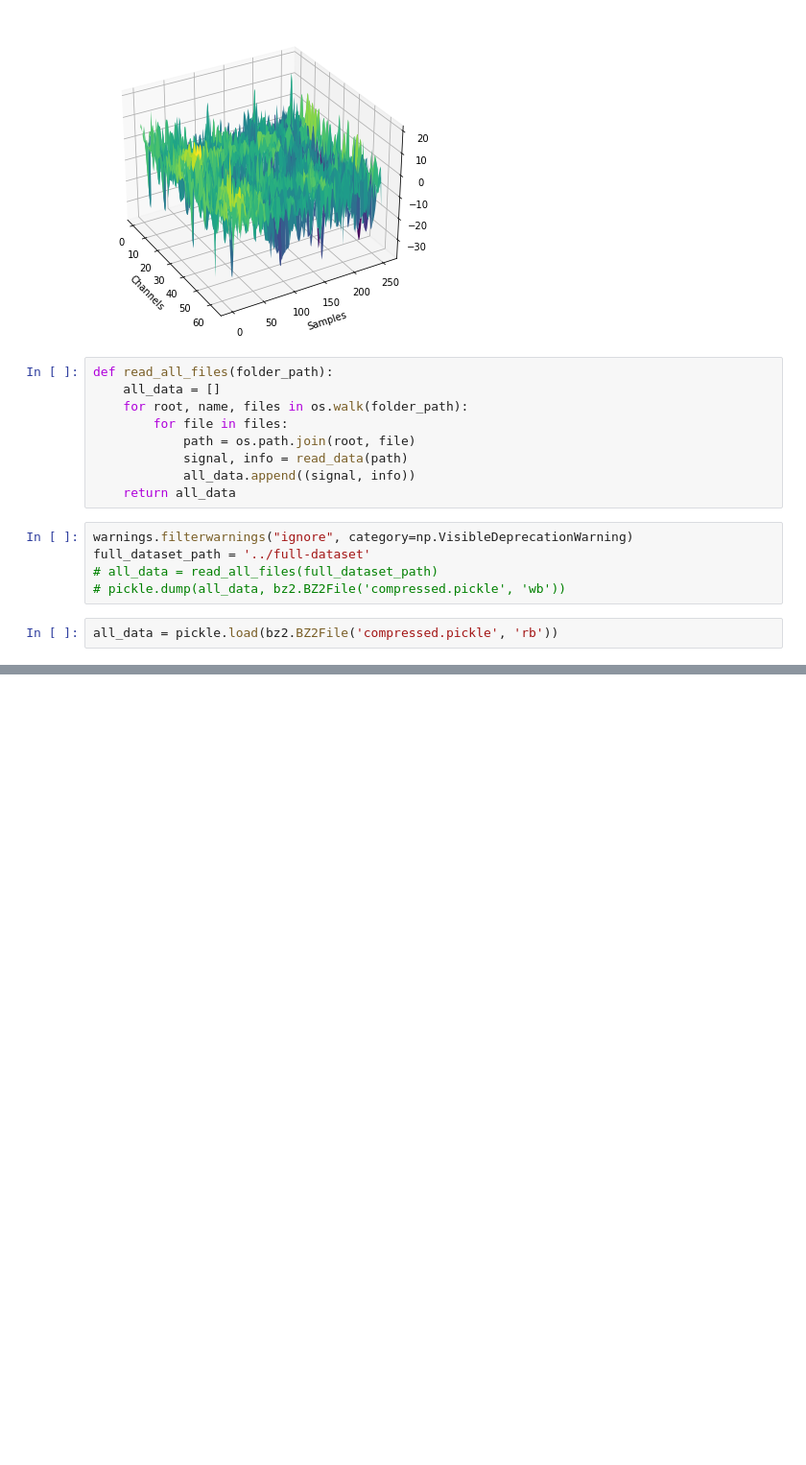
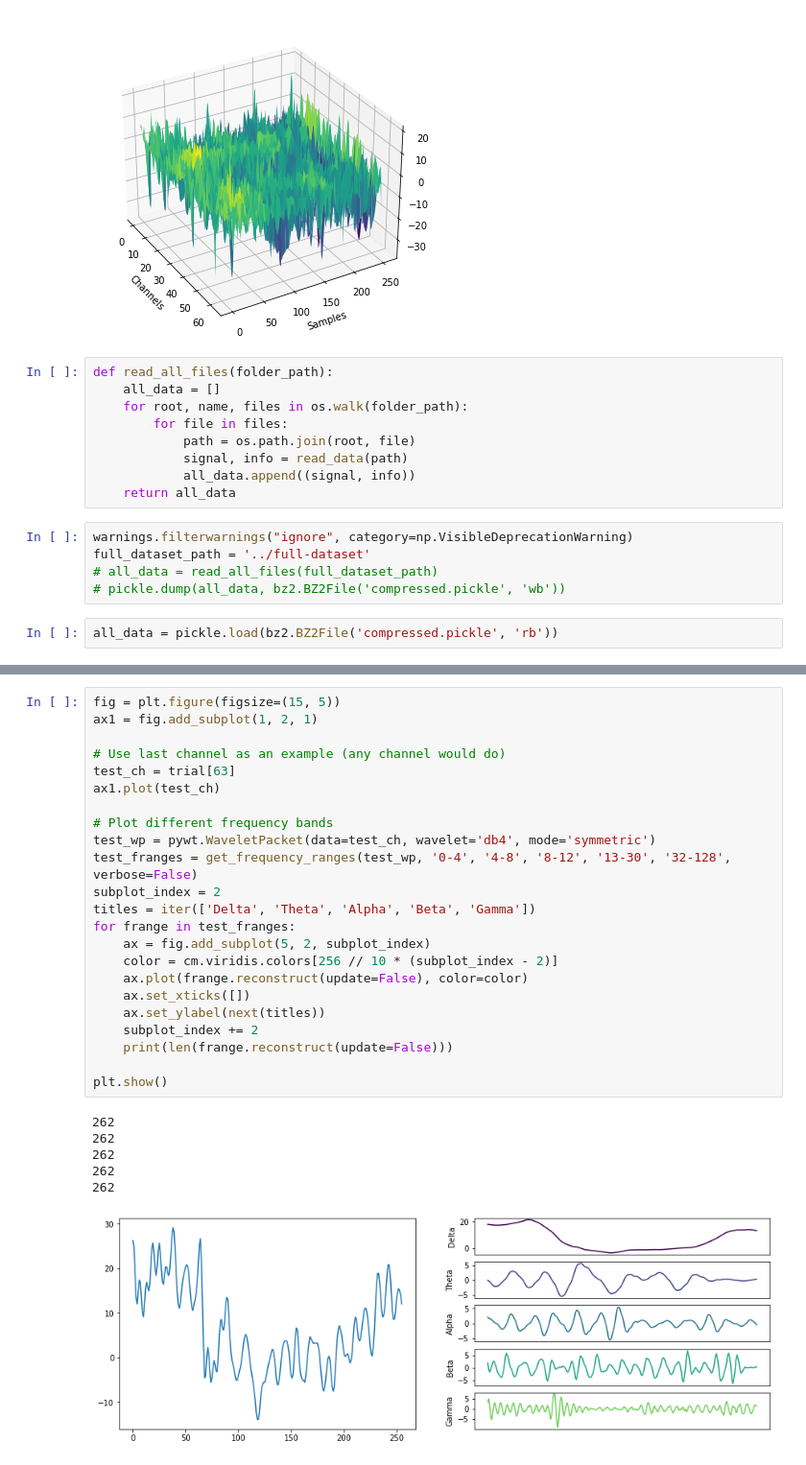
Before and after one commit to lnadi17/eeg-data-analysis, a Jupyter notebook: small-dataset/small-dataset-test.ipynb, the cells around one changed output, grey strips where cells are left out. Shown at 96% size. Drawn from its saved outputs; the diff is of its cells as text; blank space fills up the shorter version.

```diff
--- a/small-dataset/small-dataset-test.ipynb
+++ b/small-dataset/small-dataset-test.ipynb
@@ -484,0 +513,30 @@ https://www.youtube.com/watch?v=fxfS0vSAsTA
+# %%
+fig = plt.figure(figsize=(15, 5))
+ax1 = fig.add_subplot(1, 2, 1)
+
+# Use last channel as an example (any channel would do)
+test_ch = trial[63]
+ax1.plot(test_ch)
+
+# Plot different frequency bands
+test_wp = pywt.WaveletPacket(data=test_ch, wavelet='db4', mode='symmetric')
+test_franges = get_frequency_ranges(test_wp, '0-4', '4-8', '8-12', '13-30', '32-128', verbose=False)
+subplot_index = 2
+titles = iter(['Delta', 'Theta', 'Alpha', 'Beta', 'Gamma'])
+for frange in test_franges:
+    ax = fig.add_subplot(5, 2, subplot_index)
+    color = cm.viridis.colors[256 // 10 * (subplot_index - 2)]
+    ax.plot(frange.reconstruct(update=False), color=color)
+    ax.set_xticks([])
+    ax.set_ylabel(next(titles))
+    subplot_index += 2
+    print(len(frange.reconstruct(update=False)))
+
+plt.show()
+# %% [output]
+262
+262
+262
+262
+262
+[figure, added]
```
Also changed, not shown: parts of 55 cells of this notebook.
